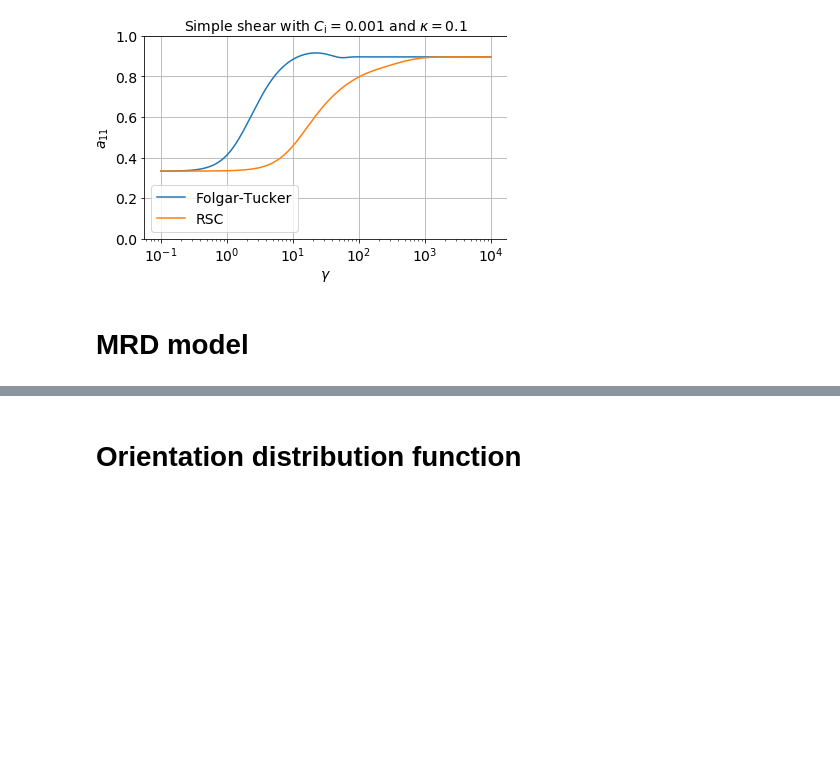
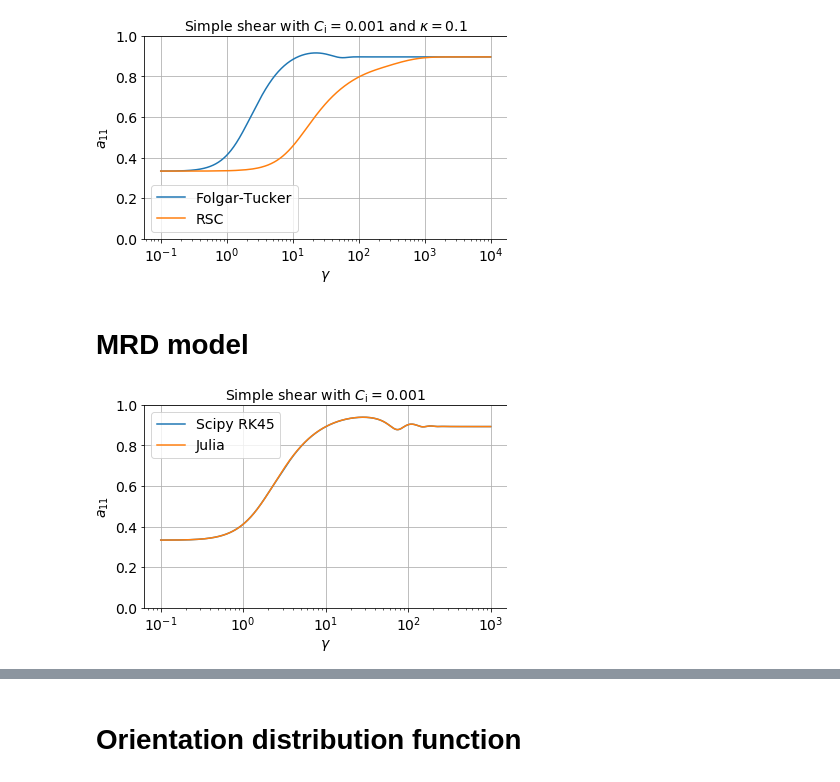
Before and after one commit to tianyikillua/fiberpy, a Jupyter notebook: examples/orientation.ipynb, the cells around one changed output, grey strips where cells are left out. Cells and saved outputs as stored; diff of their text form; code cells hidden in the pictures; blank space fills up the shorter version.

Commit message:
Add julia solver

```diff
--- a/examples/orientation.ipynb
+++ b/examples/orientation.ipynb
@@ -183,6 +183,28 @@ plt.tight_layout()
 [figure]
 # %% [markdown]
 # MRD model
+# %%
+ci = 1e-3
+ar = 25
+t = np.logspace(-1, 3, 1000)
+a0 = np.eye(3) / 3
+
+a = fiber_orientation(a0, t, Shear, ci, ar, D3=D3)
+plt.semilogx(t, a[0, :], "-", label="Scipy RK45")
+
+D3 = (1, 0.5, 0.3)
+a = fiber_orientation(a0, t, Shear, ci, ar, D3=D3, method="julia")
+plt.semilogx(t, a[0, :], "-", label="Julia")
+
+plt.xlabel("$\gamma$")
+plt.ylabel("$a_{11}$")
+plt.title("Simple shear with $C_\mathrm{i}=%g$" % ci)
+plt.grid()
+plt.ylim(0, 1)
+plt.legend()
+plt.tight_layout()
+# %% [output]
+[figure, added]
 # %%
 ci = 1e-3
 ar = 25
```
Also changed, not shown: parts of 2 cells of this notebook, 3 other files.
